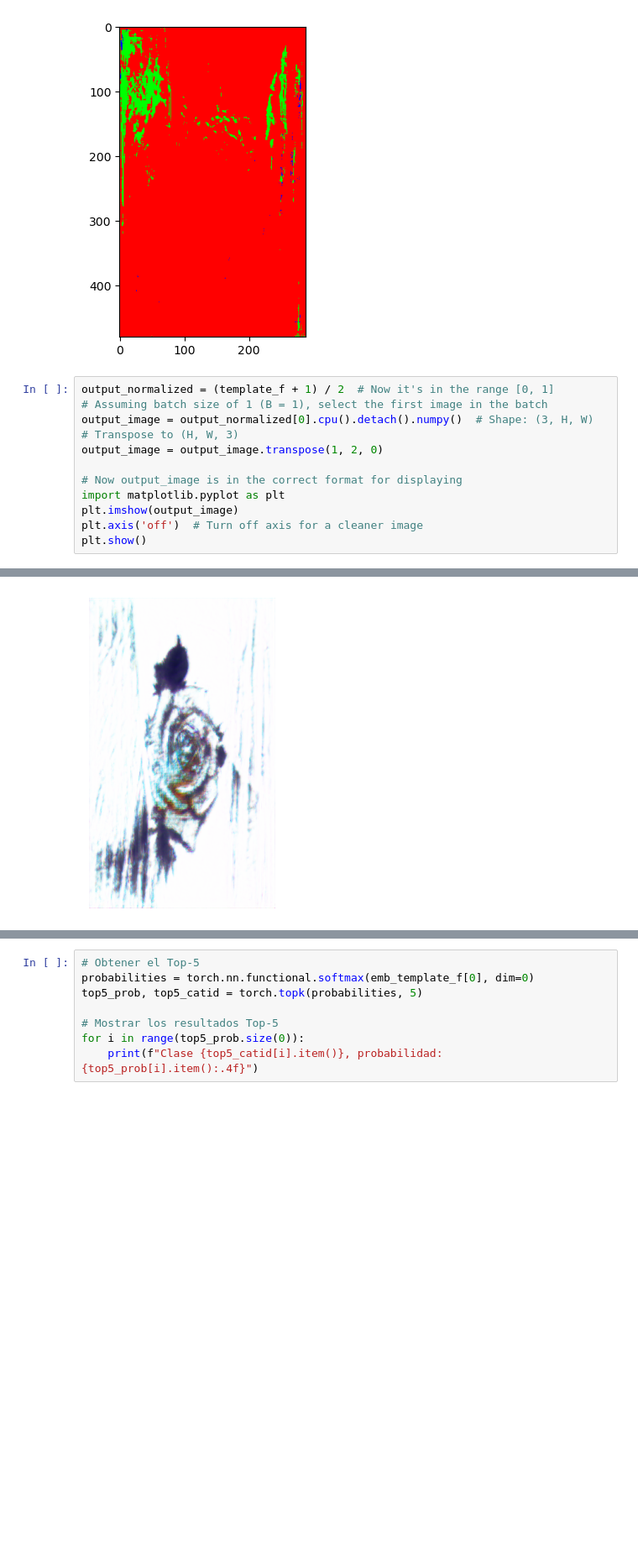
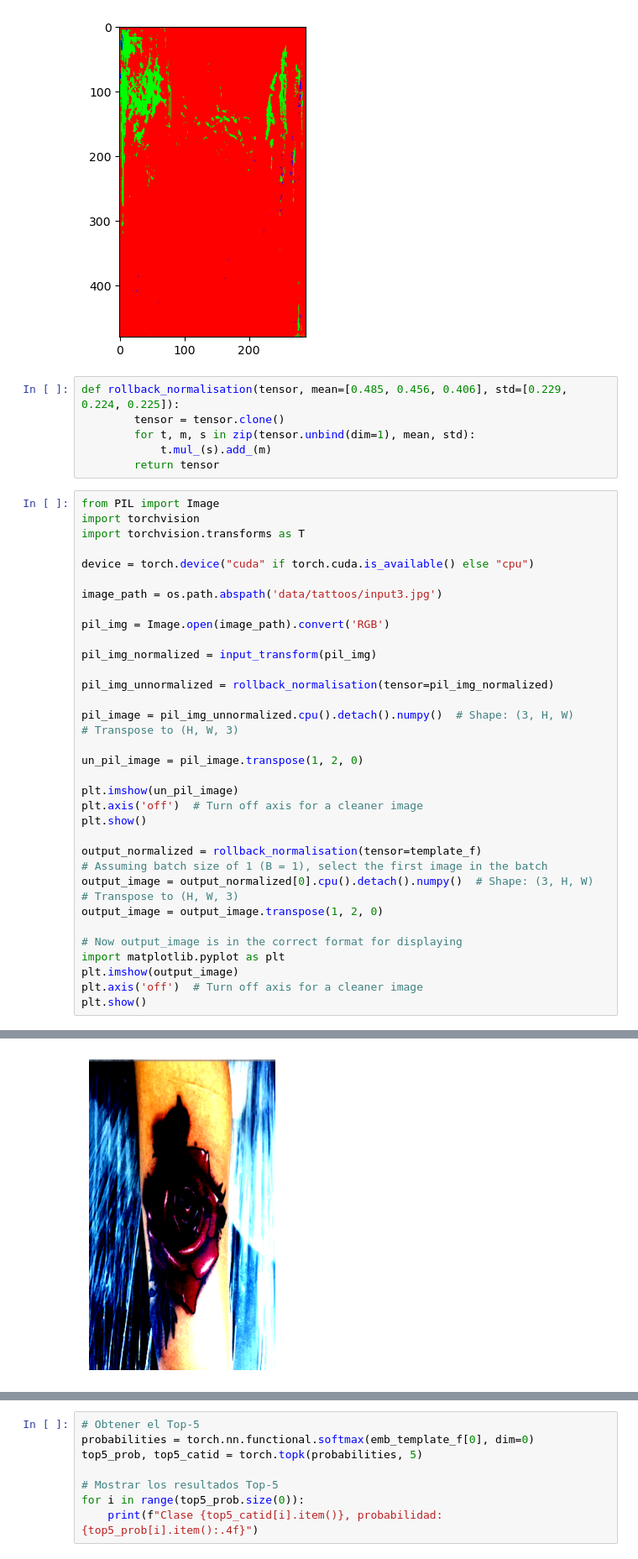
Before and after one commit to yovannynogales/computer-vision-verification-experiments, a Jupyter notebook: notebooks/tatoo_verification.ipynb, the cells around one changed output, grey strips where cells are left out. Shown: that part at 84% size. Saved outputs shown, nothing was run; the diff lists cells and outputs as text; blank space fills up the shorter version.

Commit message:
feat: Show output images and templates in tattoo noteboks

```diff
--- a/notebooks/tatoo_verification.ipynb
+++ b/notebooks/tatoo_verification.ipynb
@@ -218,8 +218,37 @@ plt.imshow(segmentation_image.transpose(1, 2, 0))  # Cambiar el orden de los eje
 plt.show()
 # %% [output]
 [figure]
+# %%
+def rollback_normalisation(tensor, mean=[0.485, 0.456, 0.406], std=[0.229, 0.224, 0.225]):
+        tensor = tensor.clone()
+        for t, m, s in zip(tensor.unbind(dim=1), mean, std):
+            t.mul_(s).add_(m)
+        return tensor
 # %%
-output_normalized = (template_f + 1) / 2  # Now it's in the range [0, 1]
+from PIL import Image
+import torchvision
+import torchvision.transforms as T
+
+device = torch.device("cuda" if torch.cuda.is_available() else "cpu")
+
+image_path = os.path.abspath('data/tattoos/input3.jpg')
+
+pil_img = Image.open(image_path).convert('RGB')
+
+pil_img_normalized = input_transform(pil_img)
+
+pil_img_unnormalized = rollback_normalisation(tensor=pil_img_normalized)
+
+pil_image = pil_img_unnormalized.cpu().detach().numpy()  # Shape: (3, H, W)
+# Transpose to (H, W, 3)
+
+un_pil_image = pil_image.transpose(1, 2, 0)
+
+plt.imshow(un_pil_image)
+plt.axis('off')  # Turn off axis for a cleaner image
+plt.show()
+
+output_normalized = rollback_normalisation(tensor=template_f)
 # Assuming batch size of 1 (B = 1), select the first image in the batch
 output_image = output_normalized[0].cpu().detach().numpy()  # Shape: (3, H, W)
 # Transpose to (H, W, 3)
@@ -234 +264 @@ plt.show()
-[figure, old version]
+[figure, new version]
```
Also changed, not shown: parts of 3 cells of this notebook.
